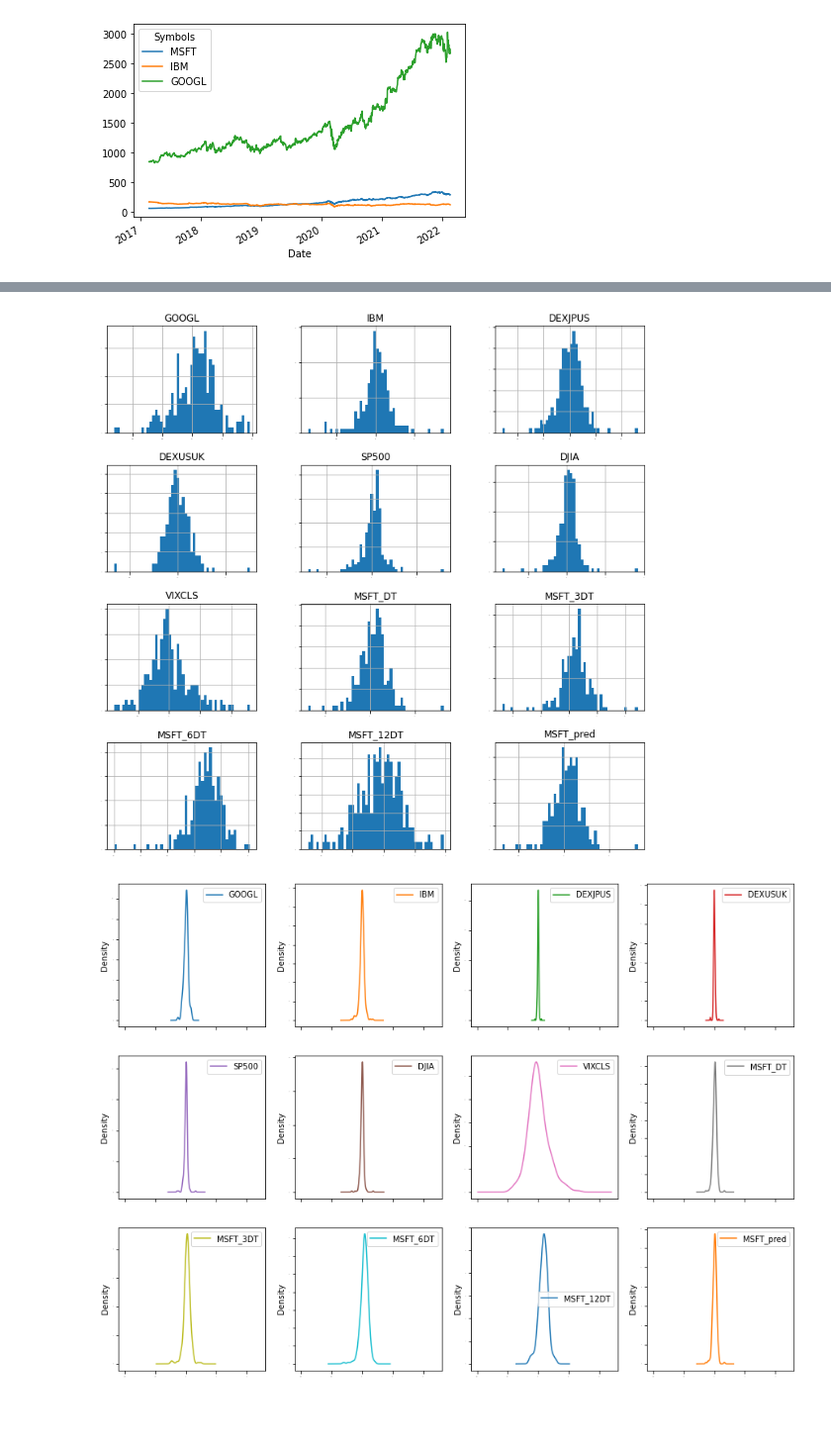
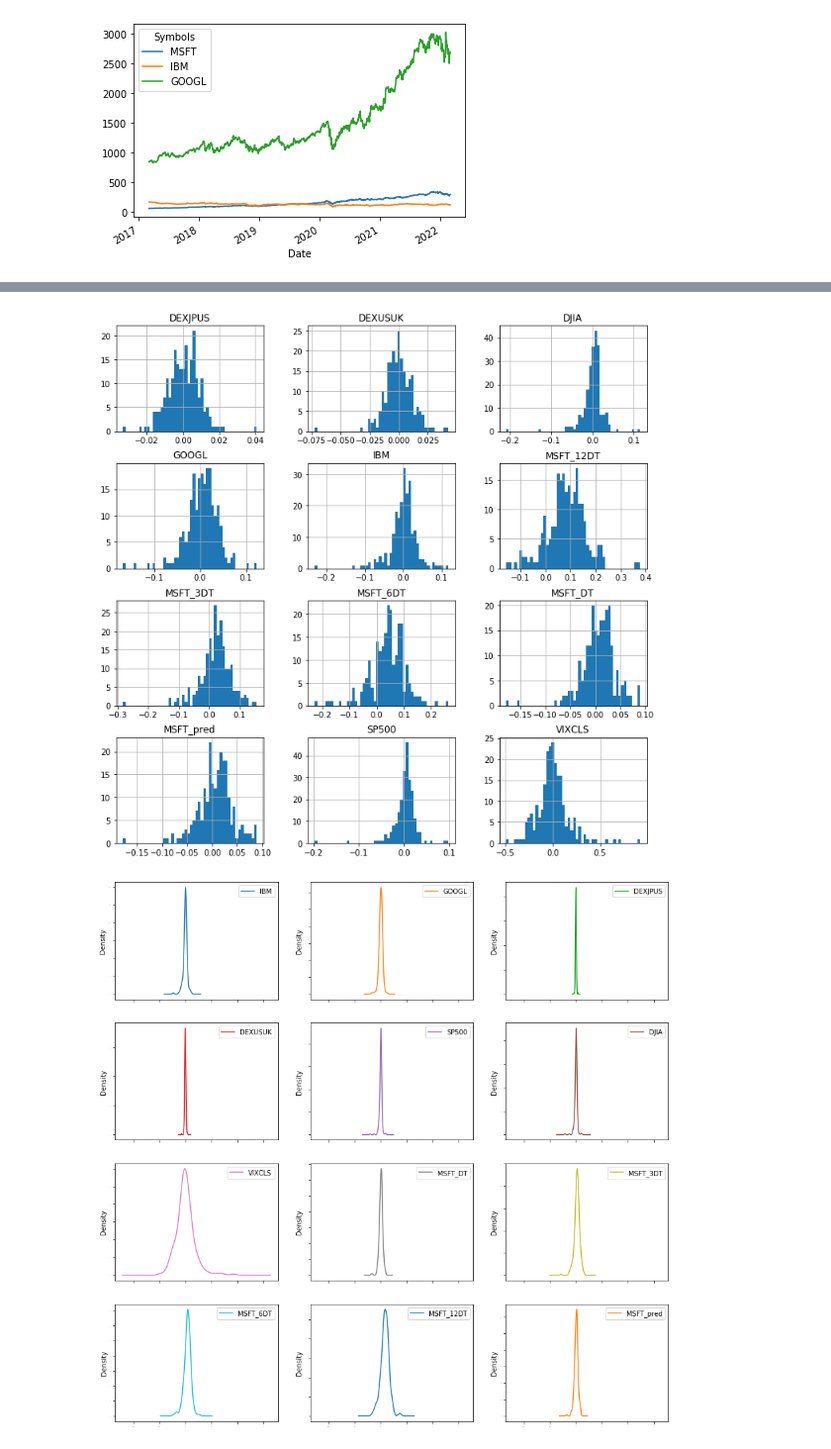
Before and after one commit to dkomlen/finance-ml, a Jupyter notebook: case study 1 - stock prediction.ipynb, the cells around one changed output, grey strips where cells are left out. Shown at 99% size. Drawn from its saved outputs; the diff is of its cells as text; code cells hidden in the pictures; blank space fills up the shorter version.

```diff
--- a/case study 1 - stock prediction.ipynb
+++ b/case study 1 - stock prediction.ipynb
@@ -85,8 +158,8 @@ dataset.head()
 # %%
-dataset.hist(bins=50, sharex=False, sharey=False, xlabelsize=1, ylabelsize=1, figsize=(12,12));
+dataset.hist(bins=50, sharex=False, sharey=False,figsize=(12,12));
 # %% [output]
-[figure, old version]
+[figure, new version]
 # %%
-dataset.plot(kind='density', subplots=True, layout=(4,4), sharex=True, legend=True, fontsize=1, figsize=(15,15));
+dataset.plot(kind='density', subplots=True, layout=(4,3), legend=True, fontsize=1, sharex=True, figsize=(15,15));
 # %% [output]
-[figure, old version]
+[figure, new version]
```
Also changed, not shown: parts of 36 cells of this notebook.
